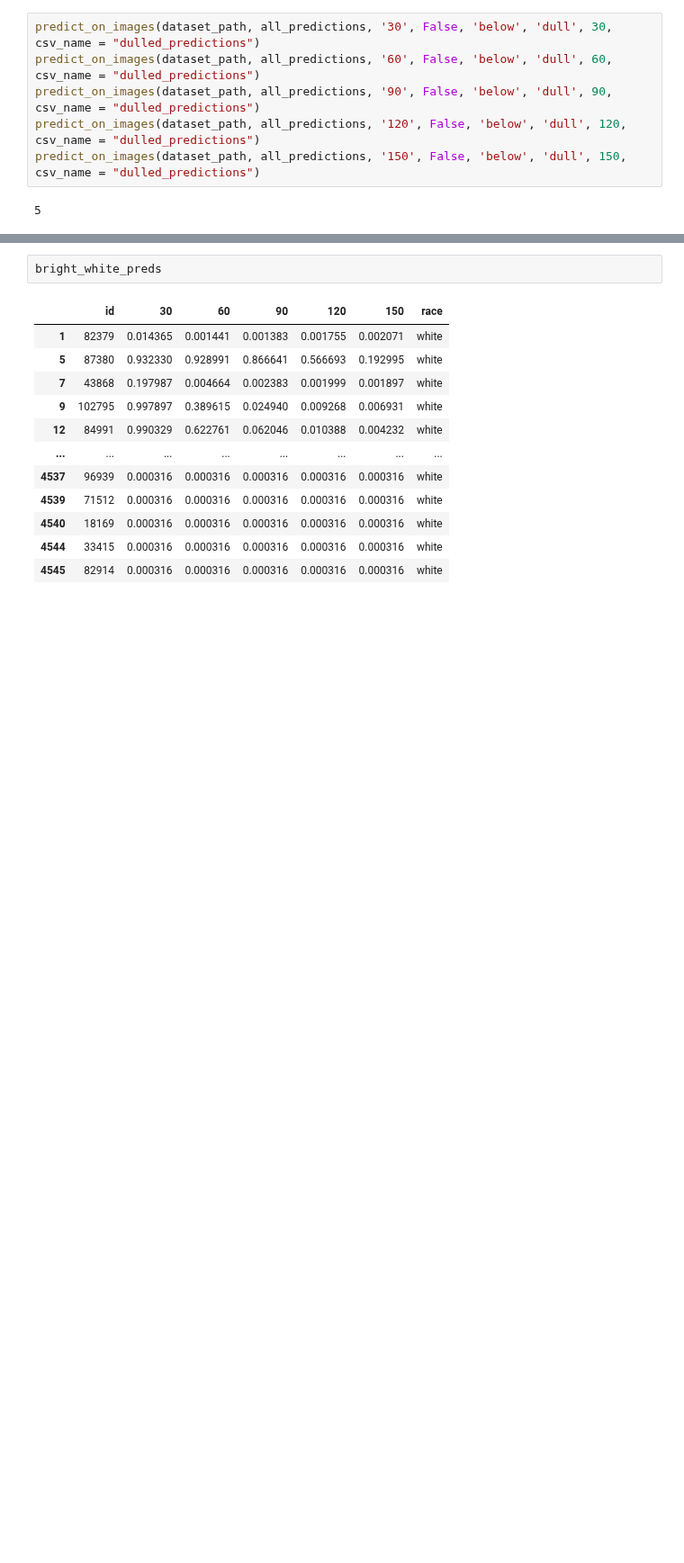
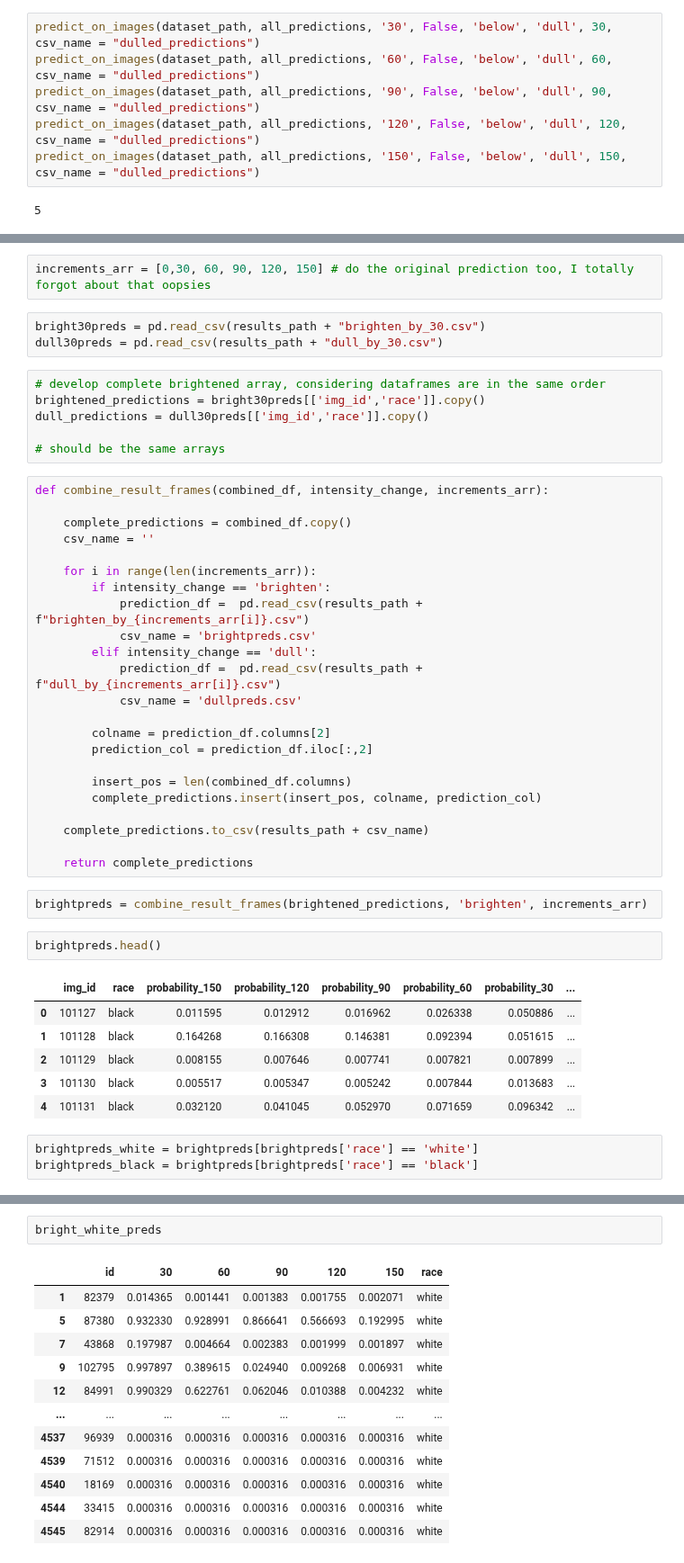
Before and after one commit to Centrattic/race, a Jupyter notebook: classifier_experiments/shadow_regions_experiment1_systemic_brightening.ipynb, the cells around one changed output, grey strips where cells are left out. Shown at 90% size. Drawn from its saved outputs; the diff is of its cells as text; blank space fills up the shorter version.

```diff
--- a/classifier_experiments/shadow_regions_experiment1_systemic_brightening.ipynb
+++ b/classifier_experiments/shadow_regions_experiment1_systemic_brightening.ipynb
@@ -171,0 +399,48 @@ dull_black_preds = dull_preds[dull_preds['race'] == 'black']
+# %%
+increments_arr = [0,30, 60, 90, 120, 150] # do the original prediction too, I totally forgot about that oopsies
+# %%
+bright30preds = pd.read_csv(results_path + "brighten_by_30.csv")
+dull30preds = pd.read_csv(results_path + "dull_by_30.csv")
+# %%
+# develop complete brightened array, considering dataframes are in the same order
+brightened_predictions = bright30preds[['img_id','race']].copy()
+dull_predictions = dull30preds[['img_id','race']].copy()
+
+# should be the same arrays
+# %%
+def combine_result_frames(combined_df, intensity_change, increments_arr):
+
+    complete_predictions = combined_df.copy()
+    csv_name = ''
+
+    for i in range(len(increments_arr)):
+        if intensity_change == 'brighten':
+            prediction_df =  pd.read_csv(results_path + f"brighten_by_{increments_arr[i]}.csv")
+            csv_name = 'brightpreds.csv'
+        elif intensity_change == 'dull':
+            prediction_df =  pd.read_csv(results_path + f"dull_by_{increments_arr[i]}.csv")
+            csv_name = 'dullpreds.csv'
+
+        colname = prediction_df.columns[2]
+        prediction_col = prediction_df.iloc[:,2]
+
+        insert_pos = len(combined_df.columns)
+        complete_predictions.insert(insert_pos, colname, prediction_col)
+
+    complete_predictions.to_csv(results_path + csv_name)
+
+    return complete_predictions
+# %%
+brightpreds = combine_result_frames(brightened_predictions, 'brighten', increments_arr)
+# %%
+brightpreds.head()
+# %% [output]
+|  | img_id | race | probability_150 | probability_120 | probability_90 | probability_60 | probability_30 | ... |
+| 0 | 101127 | black | 0.011595 | 0.012912 | 0.016962 | 0.026338 | 0.050886 | ... |
+| 1 | 101128 | black | 0.164268 | 0.166308 | 0.146381 | 0.092394 | 0.051615 | ... |
+| 2 | 101129 | black | 0.008155 | 0.007646 | 0.007741 | 0.007821 | 0.007899 | ... |
+| 3 | 101130 | black | 0.005517 | 0.005347 | 0.005242 | 0.007844 | 0.013683 | ... |
+| 4 | 101131 | black | 0.032120 | 0.041045 | 0.052970 | 0.071659 | 0.096342 | ... |
+# %%
+brightpreds_white = brightpreds[brightpreds['race'] == 'white']
+brightpreds_black = brightpreds[brightpreds['race'] == 'black']
```
Also changed, not shown: parts of 59 cells of this notebook, 9 other files.
